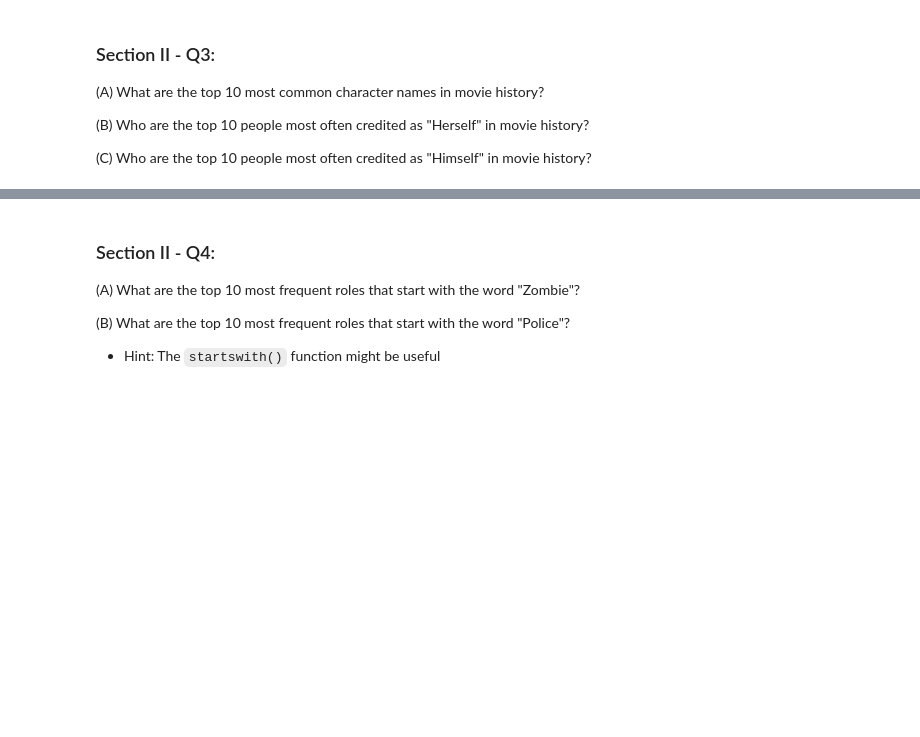
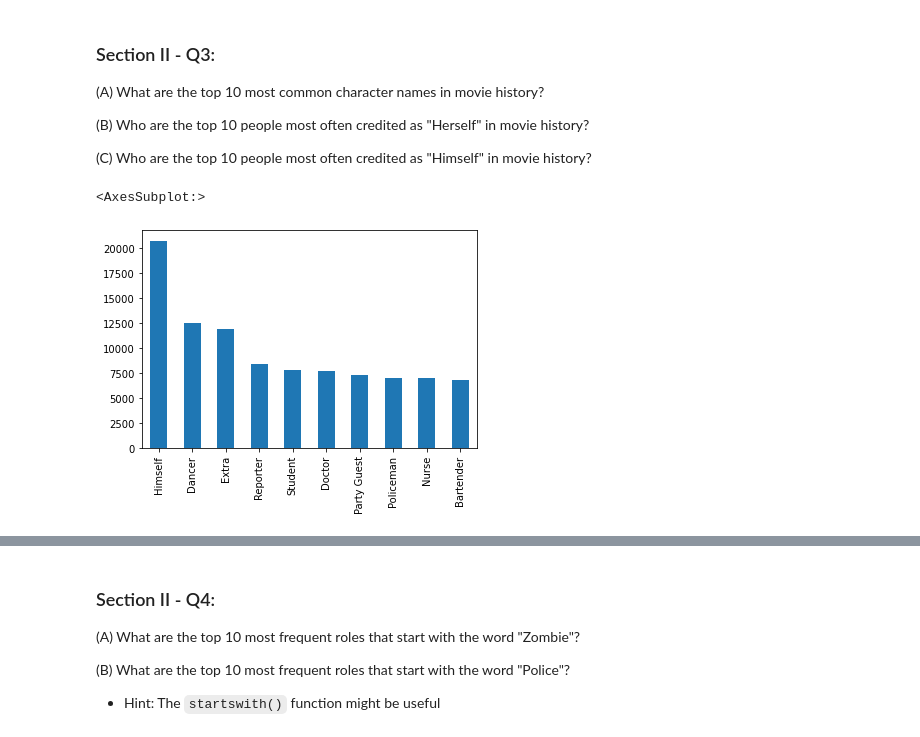
Before and after one commit to tharsoma/mec-mini-projects, a Jupyter notebook: mec-5.3.10-data-wranging-with-pandas-mini-project/Mini_Project_Data_Wrangling_Pandas.ipynb, the cells around one changed output, grey strips where cells are left out. Cells and saved outputs as stored; diff of their text form; code cells hidden in the pictures; blank space fills up the shorter version.

```diff
--- a/mec-5.3.10-data-wranging-with-pandas-mini-project/Mini_Project_Data_Wrangling_Pandas.ipynb
+++ b/mec-5.3.10-data-wranging-with-pandas-mini-project/Mini_Project_Data_Wrangling_Pandas.ipynb
@@ -372,3 +377,8 @@ top_ten.plot(kind='barh')
 (B) Who are the top 10 people most often credited as "Herself" in movie history?
 
 (C) Who are the top 10 people most often credited as "Himself" in movie history?
+# %%
+cast.character.value_counts()[:10].plot(kind="bar")
+# %% [output]
+<AxesSubplot:>
+[figure, added]
```
Also changed, not shown: parts of 16 cells of this notebook, 1 other file.
